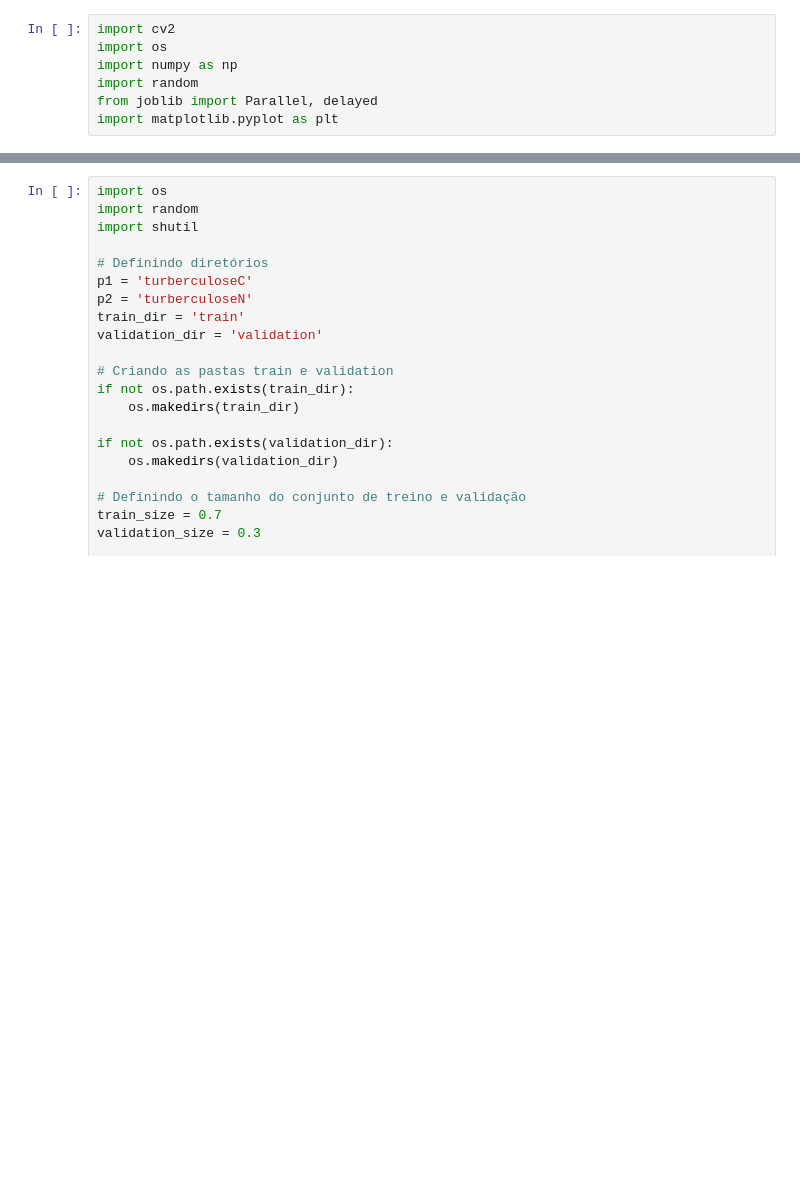
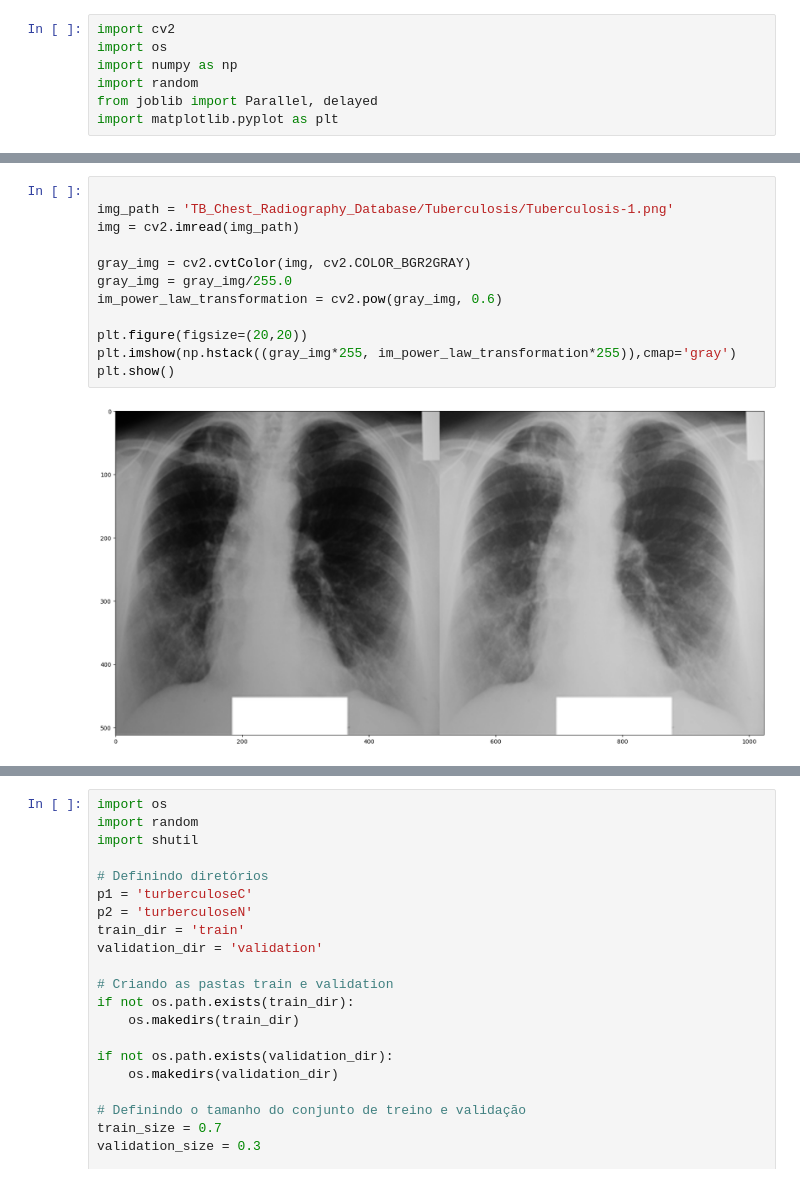
Before and after one commit to FelipeN21/TI-VI, a Jupyter notebook: Backend/segm.ipynb, the cells around one changed output, grey strips where cells are left out. Cells and saved outputs as stored; diff of their text form; blank space fills up the shorter version.

```diff
--- a/Backend/segm.ipynb
+++ b/Backend/segm.ipynb
@@ -7,0 +39,14 @@ import matplotlib.pyplot as plt
+# %%
+
+img_path = 'TB_Chest_Radiography_Database/Tuberculosis/Tuberculosis-1.png'
+img = cv2.imread(img_path)
+
+gray_img = cv2.cvtColor(img, cv2.COLOR_BGR2GRAY)
+gray_img = gray_img/255.0
+im_power_law_transformation = cv2.pow(gray_img, 0.6)
+
+plt.figure(figsize=(20,20))
+plt.imshow(np.hstack((gray_img*255, im_power_law_transformation*255)),cmap='gray')
+plt.show()
+# %% [output]
+[figure, added]
```
Also changed, not shown: parts of 6 cells of this notebook, 1 other file.
